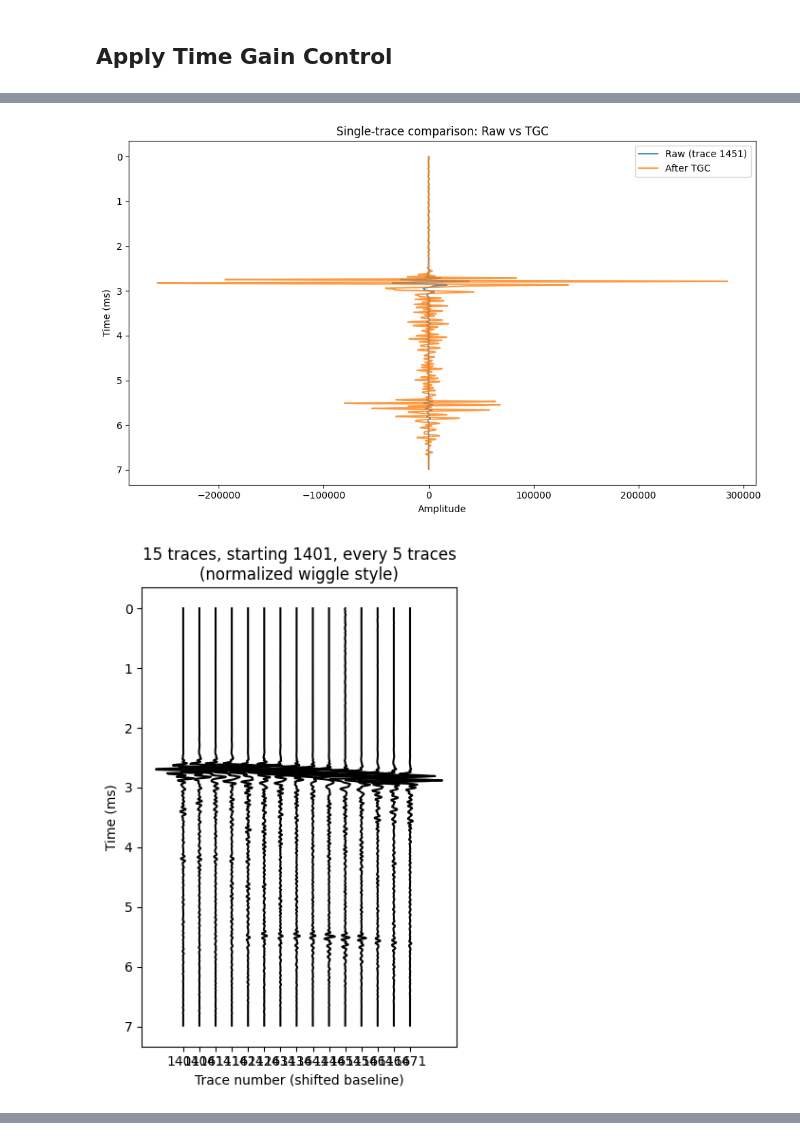
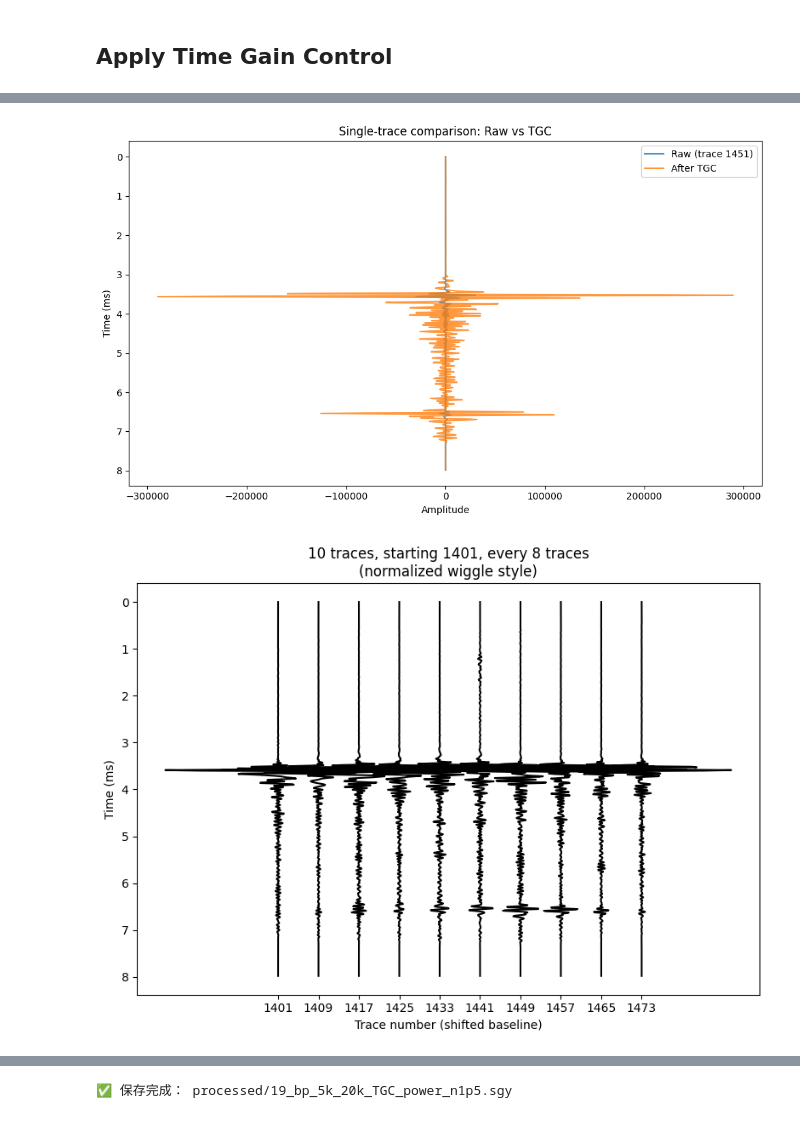
Before and after one commit to zhn66776/InXSBP1, a Jupyter notebook: data_processing.ipynb, the cells around one changed output, grey strips where cells are left out. Drawn from its saved outputs; the diff is of its cells as text; code cells hidden in the pictures.

```diff
--- a/data_processing.ipynb
+++ b/data_processing.ipynb
@@ -26,7 +26,7 @@ from scipy.signal import welch
 from obspy.io.segy.segy import _read_segy
 
 # ===== 1) 读取 SEG-Y =====
-SEGY_PATH = "processed/output_bp_5k_20k.sgy"  # ← 改成你的文件路径
+SEGY_PATH = "processed/19_bp_5k_20k.sgy"  # ← 改成你的文件路径
 sf = _read_segy(SEGY_PATH, headonly=False)
 print("Trace count:", len(sf.traces))
 
@@ -107,8 +107,8 @@ import os, numpy as np, segyio
 from obspy.io.segy.segy import _read_segy
 from scipy.signal import butter, sosfiltfilt
 
-src = "MMT(2015)_sgy/X-12_20150928_133437_RAW_LF.sgy"                               # ← 改成你的源文件
-dst = "processed/output_bp_5k_20k.sgy"          # 目标文件（会新建）
+src = "MMT(2015)_sgy/X-19_20150928_140125_RAW_LF.sgy"                               # ← 改成你的源文件
+dst = "processed/19_bp_5k_20k.sgy"          # 目标文件（会新建）
 os.makedirs(os.path.dirname(dst), exist_ok=True)
 
 # 1) 读入（ObsPy 支持变长道）
@@ -386,7 +386,7 @@ Trace count: 2481, fs = 83333.3 Hz, Nyquist = 41666.7 Hz
 # %%
 # --- 如你已读取 sf/dt_ms，可把这一段注释掉 ---
 from obspy.io.segy.segy import _read_segy
-SEGY_PATH = "processed/output_bp_5k_20k.sgy"
+SEGY_PATH = "processed/19_bp_5k_20k.sgy"
 sf = _read_segy(SEGY_PATH, headonly=False)
 # 采样间隔（毫秒）
 try:
@@ -431,8 +431,8 @@ def load_section(sf, start_trace, end_trace):
     return sec, list(idxs)
 
 # ========== 配置：选择区间 + TGC 参数 ==========
-start_trace = 1000
-end_trace   = 1800
+start_trace = 0
+end_trace   = 2600
 
 tgc_mode   = "power"     # "power" 或 "exp"
 power_pars = dict(n=1.5, t0_ms=1.0)
@@ -492,11 +492,11 @@ plt.show()
 
 # ====== Wiggle style: 画给定范围内的 N 条道，每隔 step 取一条 ======
 trace_start = 1400   # 起始 trace
-step        = 5     # 每隔多少条取一条
-n_waveforms = 15     # 总共画多少条
+step        = 8     # 每隔多少条取一条
+n_waveforms = 10     # 总共画多少条
 trace_indices = [trace_start + i*step for i in range(n_waveforms) if trace_start + i*step < len(sf.traces)]
 
-plt.figure(figsize=(4, 6))
+plt.figure(figsize=(8, 6))
 amp_scale = 2000   # 控制摆动幅度
 baseline_gap = 2000  # 控制平移距离
 
@@ -624,2 +624,2 @@ plot_traces_tgc(section_tgc, trace_ids, dt_ms,
-[figure, old version]
+[figure, new version]
-[figure, old version]
+[figure, new version]
@@ -629,3 +629,59 @@ plot_traces_tgc(section_tgc, trace_ids, dt_ms,
+# %%
+# pip install segyio numpy
+import segyio, numpy as np, shutil
+
+src = "processed/19_bp_5k_20k.sgy"                 # 源文件（已 band-pass）
+dst = "processed/19_bp_5k_20k_TGC_power_n1p5.sgy"  # 目标文件
+
+# --- TGC 定义（和你前面一致） ---
+def tgc_powerlaw(x, dt_ms, n=1.5, t0_ms=1.0):
+    t = np.arange(x.size, dtype=np.float32) * dt_ms
+    g = np.power(t + t0_ms, n, dtype=np.float32)
+    return x.astype(np.float32) * g
+
+def tgc_exponential(x, dt_ms, alpha=0.5):
+    t = np.arange(x.size, dtype=np.float32) * dt_ms
+    g = np.exp(alpha * t, dtype=np.float32)
+    return x.astype(np.float32) * g
+
+mode = "power"                          # "power" 或 "exp"
+power_pars = dict(n=1.5, t0_ms=1.0)
+exp_pars   = dict(alpha=0.5)
+
+# 1) 先物理复制整个 SEG-Y 文件
+shutil.copy2(src, dst)
+
+# 2) 打开源文件读 dt；打开目标文件以写样点
+with segyio.open(src, "r",  ignore_geometry=True) as fin, \
+     segyio.open(dst, "r+", ignore_geometry=True) as fout:
+
+    # 采样间隔：微秒 -> 毫秒
+    dt_us = segyio.tools.dt(fin)
+    dt_ms = float(dt_us) / 1000.0
+
+    for i in range(fin.tracecount):
+        tr = fin.trace[i].astype(np.float32)
+
+        if mode == "power":
+            tr_out = tgc_powerlaw(tr, dt_ms, **power_pars)
+        else:
+            tr_out = tgc_exponential(tr, dt_ms, **exp_pars)
+
+        # 写回目标文件对应道
+        fout.trace[i] = tr_out.astype(np.float32)
+
+    # 可选：在文本头记录处理信息（若报错就略过）
+    try:
+        note = (f"TGC {mode} "
+                f"{power_pars if mode=='power' else exp_pars} "
+                f"(dt={dt_ms:.4f} ms)")
+        fout.text[0] = segyio.tools.wrap(note)
+    except Exception:
+        pass
+
+print("✅ 保存完成：", dst)
+# %% [output]
+✅ 保存完成： processed/19_bp_5k_20k_TGC_power_n1p5.sgy
 # %%
 import numpy as np
 import matplotlib.pyplot as plt
```
Also changed, not shown: parts of 8 cells of this notebook, 1 other file.
